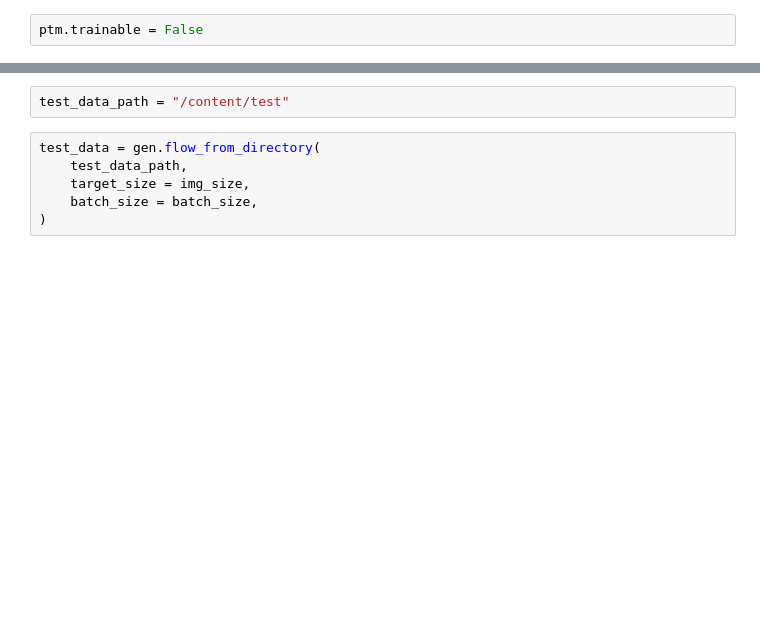
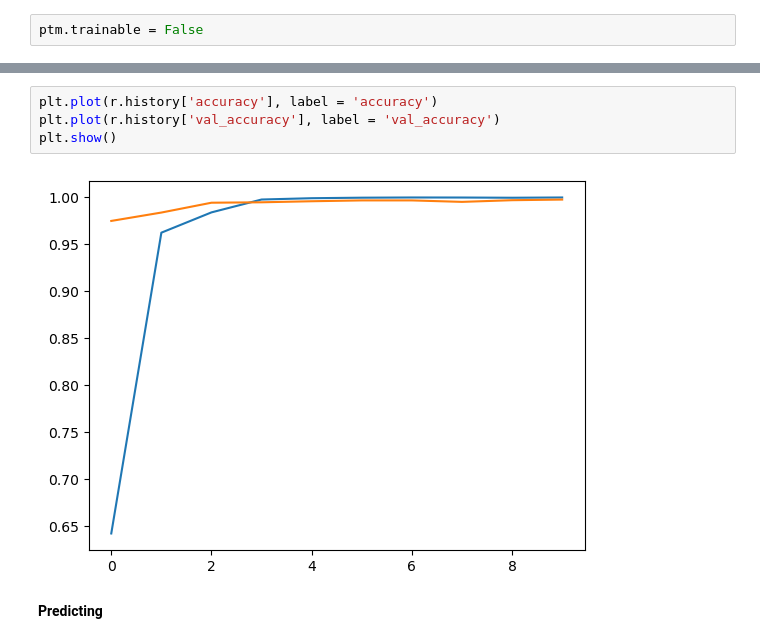
Before and after one commit to Vinay-Bajaj-1/Distracted-Driver-Detection, a Jupyter notebook: Driver Detection System.ipynb, the cells around one changed output, grey strips where cells are left out. Cells and saved outputs as stored; diff of their text form; blank space fills up the shorter version.

```diff
--- a/Driver Detection System.ipynb
+++ b/Driver Detection System.ipynb
@@ -128,8 +107,8 @@ plt.show()
-# %%
-test_data_path = "/content/test"
-# %%
-test_data = gen.flow_from_directory(
-    test_data_path,
-    target_size = img_size,
-    batch_size = batch_size,
-)
+# %%
+plt.plot(r.history['accuracy'], label = 'accuracy')
+plt.plot(r.history['val_accuracy'], label = 'val_accuracy')
+plt.show()
+# %% [output]
+[figure, added]
+# %% [markdown]
+**Predicting**
```
Also changed, not shown: parts of 24 cells of this notebook.
